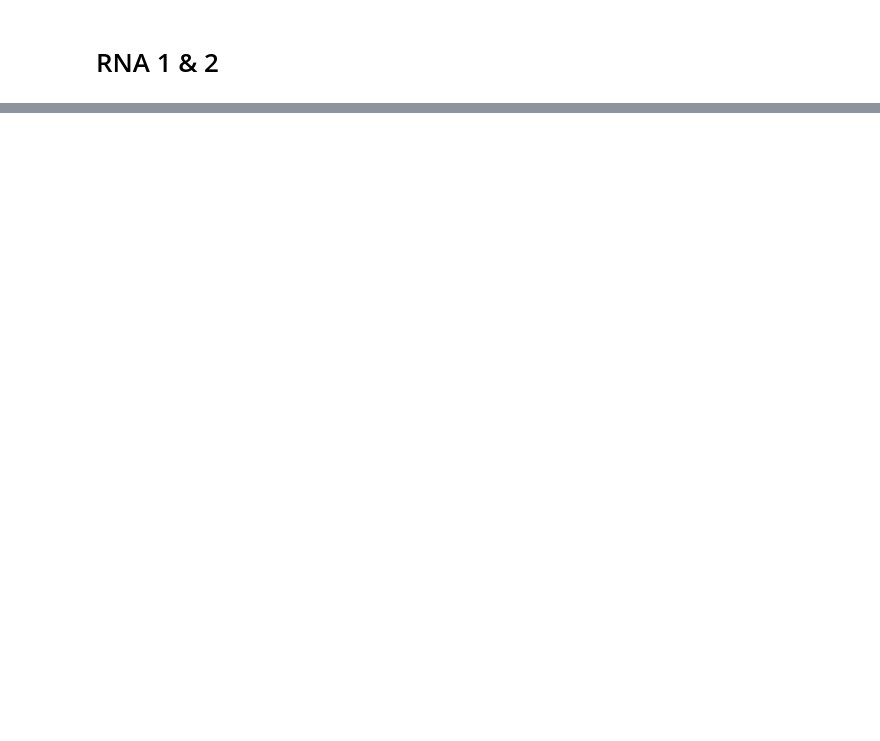
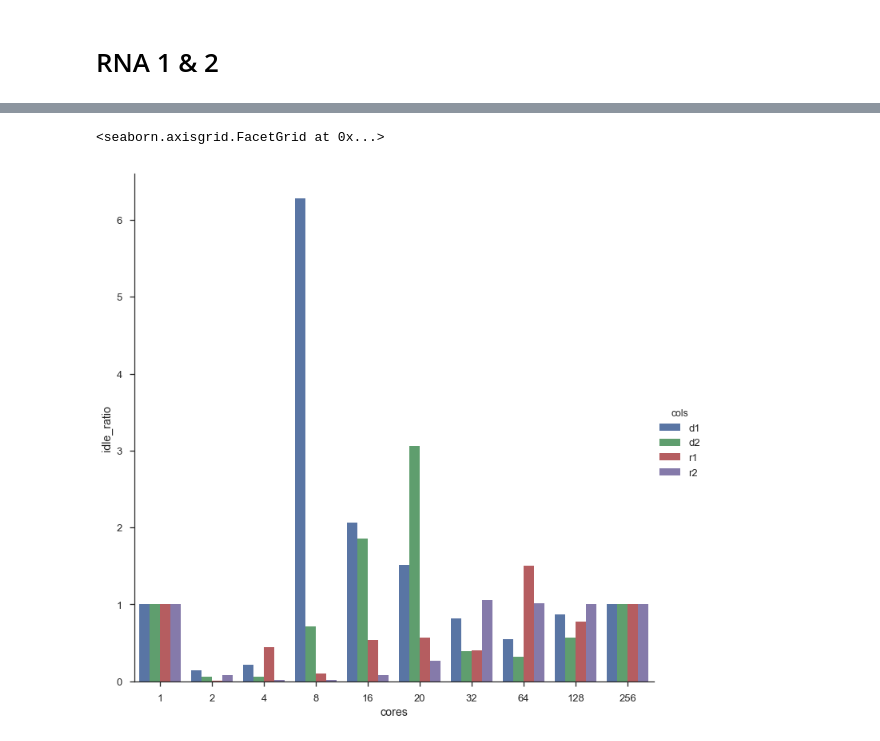
Before and after one commit to AndrewPaulLund/cs205project, a Jupyter notebook: notebooks/simulation_load_balance_plots.ipynb, the cells around one changed output, grey strips where cells are left out. Saved outputs shown, nothing was run; the diff lists cells and outputs as text; code cells hidden in the pictures; blank space fills up the shorter version.

```diff
--- a/notebooks/simulation_load_balance_plots.ipynb
+++ b/notebooks/simulation_load_balance_plots.ipynb
@@ -231,0 +210,8 @@ sns.despine();
+# %%
+d1_wasted = d1_ascending['%_wasted'].values/d1_original['%_wasted'].values
+d2_wasted = d2_ascending['%_wasted'].values/d2_original['%_wasted'].values
+r1_wasted = r1_ascending['%_wasted'].values/r1_original['%_wasted'].values
+r2_wasted = r2_ascending['%_wasted'].values/r2_original['%_wasted'].values
+
+wasted_df = pd.DataFrame({'cores':cores, 'd1':d1_wasted, 'd2':d2_wasted, 'r1':r1_wasted, 'r2':r2_wasted})
+wasted_df
@@ -231,0 +230,7 @@ sns.despine();
+# %%
+wasted_df = wasted_df.melt('cores', var_name='cols',  value_name='idle_ratio')
+# %%
+sns.factorplot(x="cores", y="idle_ratio", kind='bar', hue='cols', size=10, data=wasted_df)
+# %% [output]
+<seaborn.axisgrid.FacetGrid at 0x...>
+[figure, added]
```
Also changed, not shown: parts of 9 cells of this notebook, 15 other files.
